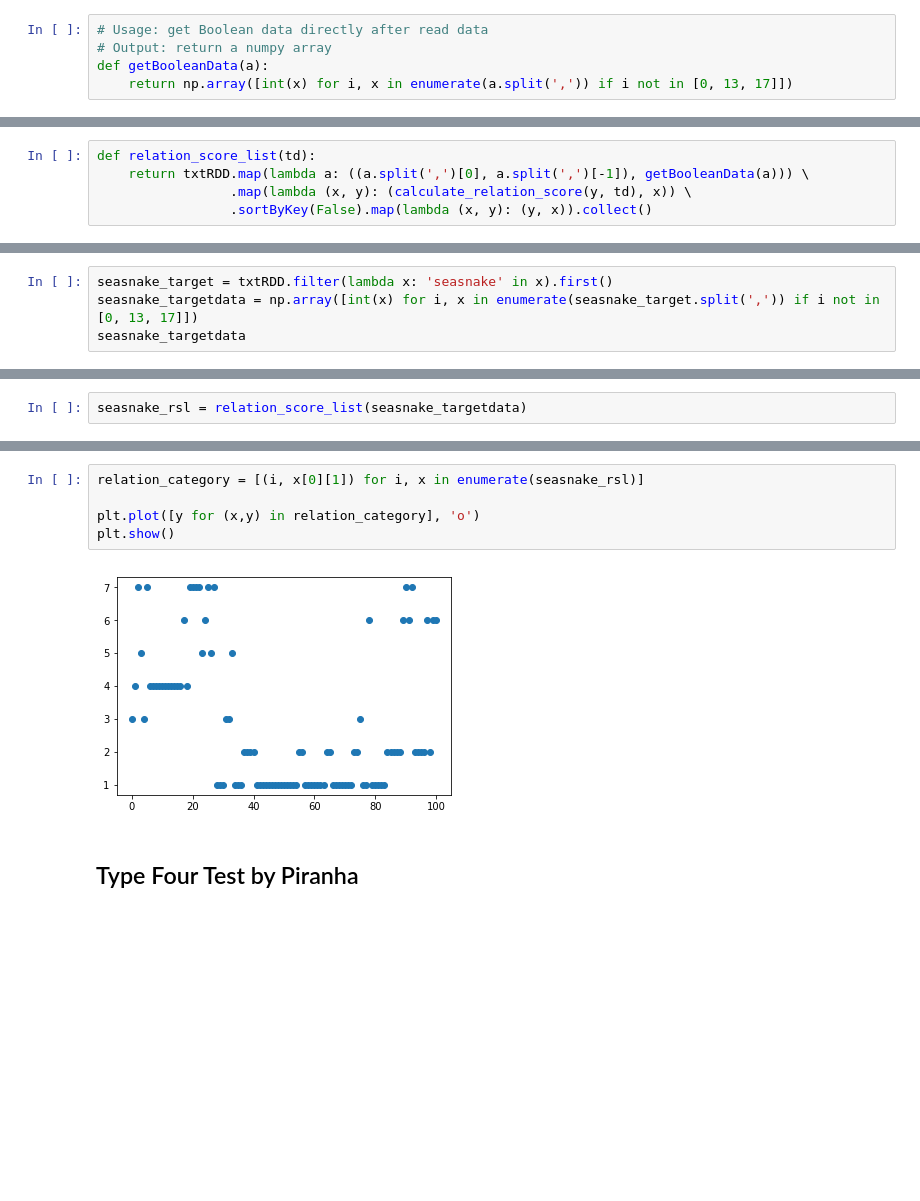
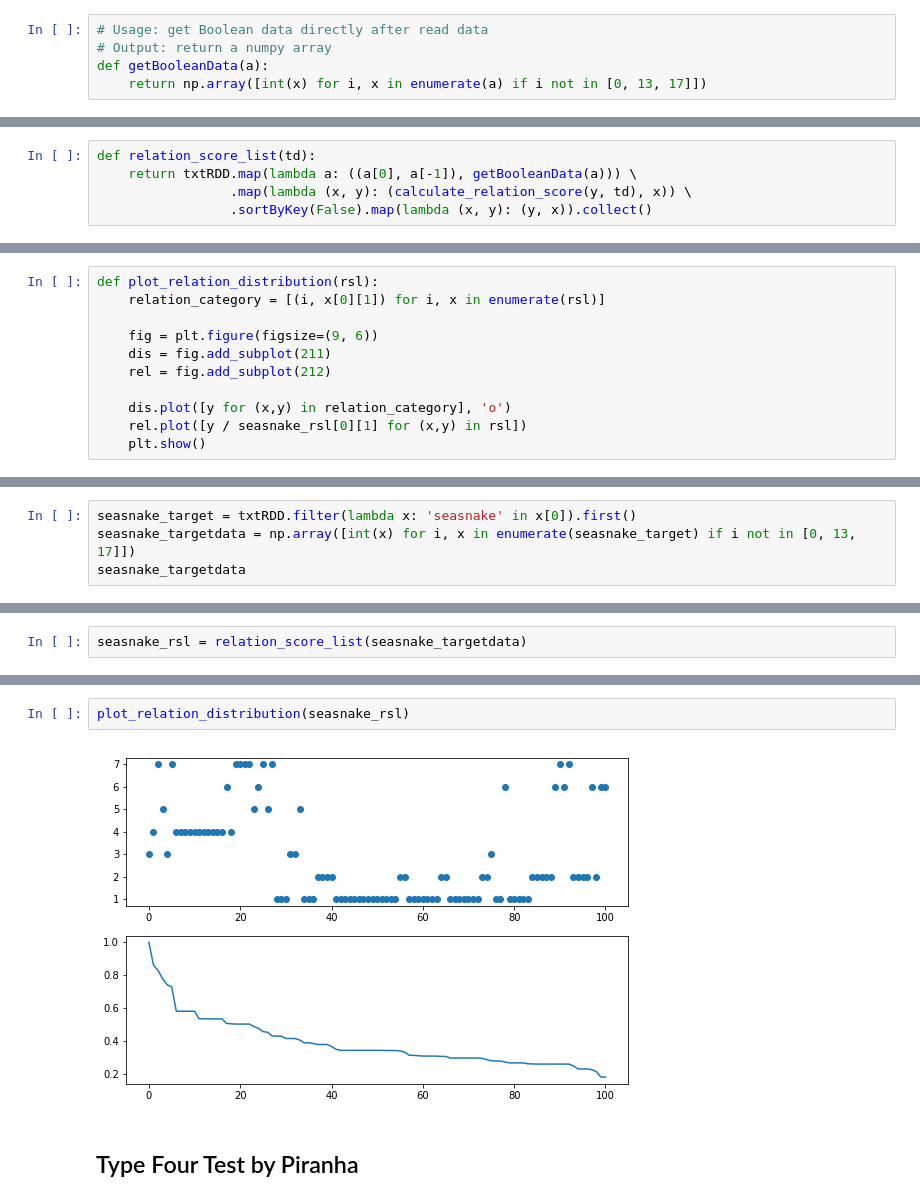
Before and after one commit to djfire1296/Classification_Research, a Jupyter notebook: Classification_Animals.ipynb, the cells around one changed output, grey strips where cells are left out. Cells and saved outputs as stored; diff of their text form; blank space fills up the shorter version.

Commit message:
add relation and kmeans

```diff
--- a/Classification_Animals.ipynb
+++ b/Classification_Animals.ipynb
@@ -76,7 +82,7 @@ def cleanDataToRow(a):
 # Usage: get Boolean data directly after read data
 # Output: return a numpy array
 def getBooleanData(a):
-    return np.array([int(x) for i, x in enumerate(a.split(',')) if i not in [0, 13, 17]])
+    return np.array([int(x) for i, x in enumerate(a) if i not in [0, 13, 17]])
 # %% [markdown]
 <h1> Calculate Each Percentage </h1>
 # %%
@@ -135,6 +141,6 @@ def calculate_relation_score(a_t, t):
     return y_score + n_score
 # %%
 def relation_score_list(td):
-    return txtRDD.map(lambda a: ((a.split(',')[0], a.split(',')[-1]), getBooleanData(a))) \
+    return txtRDD.map(lambda a: ((a[0], a[-1]), getBooleanData(a))) \
                  .map(lambda (x, y): (calculate_relation_score(y, td), x)) \
                  .sortByKey(False).map(lambda (x, y): (y, x)).collect()
@@ -141,8 +154,19 @@ def relation_score_list(td):
+# %%
+def plot_relation_distribution(rsl):
+    relation_category = [(i, x[0][1]) for i, x in enumerate(rsl)]
+
+    fig = plt.figure(figsize=(9, 6))
+    dis = fig.add_subplot(211)
+    rel = fig.add_subplot(212)
+
+    dis.plot([y for (x,y) in relation_category], 'o')
+    rel.plot([y / seasnake_rsl[0][1] for (x,y) in rsl])
+    plt.show()
 # %% [markdown]
 <h2> Type Three Test by Seasnake </h2>
 # %%
-seasnake_target = txtRDD.filter(lambda x: 'seasnake' in x).first()
-seasnake_targetdata = np.array([int(x) for i, x in enumerate(seasnake_target.split(',')) if i not in [0, 13, 17]])
+seasnake_target = txtRDD.filter(lambda x: 'seasnake' in x[0]).first()
+seasnake_targetdata = np.array([int(x) for i, x in enumerate(seasnake_target) if i not in [0, 13, 17]])
 seasnake_targetdata
 # %% [output]
 array([0, 0, 0, 0, 0, 1, 1, 1, 1, 0, 1, 0, 1, 0, 0])
@@ -173,10 +196,7 @@ for i, x in enumerate(seasnake_rsl):
-# %%
-relation_category = [(i, x[0][1]) for i, x in enumerate(seasnake_rsl)]
-
-plt.plot([y for (x,y) in relation_category], 'o')
-plt.show()
-# %% [output]
-[figure, removed]
+# %%
+plot_relation_distribution(seasnake_rsl)
+# %% [output]
+[figure, added]
 # %% [markdown]
 <h2> Type Four Test by Piranha </h2>
 # %%
```
Also changed, not shown: parts of 27 cells of this notebook.
